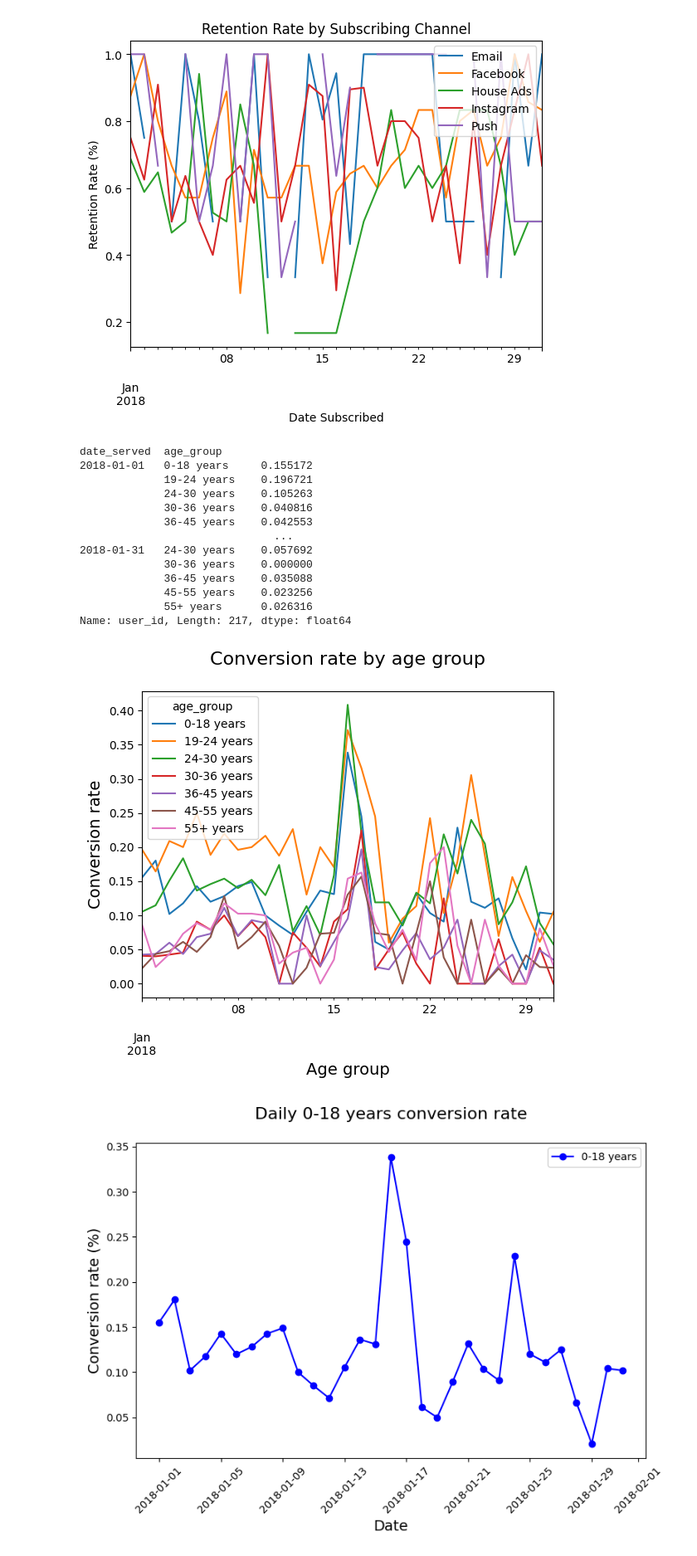
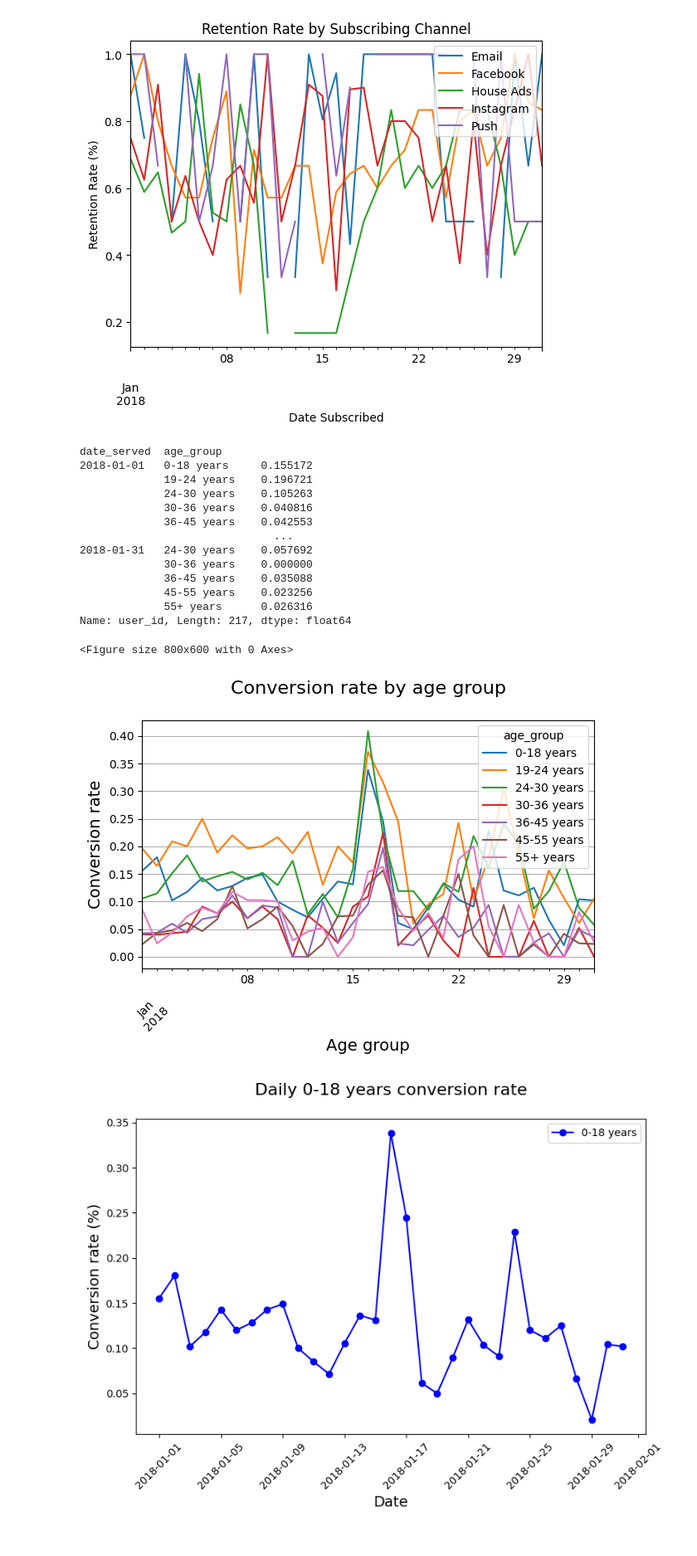
Before and after one commit to Careen840/Marketing-Campaign-Analysis, a Jupyter notebook: Code.ipynb, the cells around one changed output. Shown at 83% size. Drawn from its saved outputs; the diff is of its cells as text; code cells hidden in the pictures.

```diff
--- a/Code.ipynb
+++ b/Code.ipynb
@@ -449,32 +448,39 @@ def conversion_rate(dataframe, column_names):
 # %%
 # Calculate conversion rate by age_group and date served
 age_group_conv = conversion_rate(marketing, ['date_served', 'age_group'])
 print(age_group_conv)
 
 # Unstack and create a DataFrame
 age_group_df = pd.DataFrame(age_group_conv.unstack(level=1))
 
 # Visualize conversion by age_group
+plt.figure(figsize=(8, 6))  # Set figure size for better visualization
+
+# Visualize conversion by age_group
 age_group_df.plot()
 plt.title('Conversion rate by age group\n', size = 16)
 plt.ylabel('Conversion rate', size = 14)
 plt.xlabel('Age group', size = 14)
+plt.grid(True)
+plt.xticks(rotation=45)  # Rotate x-axis labels for readability
+plt.tight_layout()
 plt.show()
 # %% [output]
 date_served  age_group
 2018-01-01   0-18 years     0.155172
              19-24 years    0.196721
              24-30 years    0.105263
              30-36 years    0.040816
              36-45 years    0.042553
                               ...
 2018-01-31   24-30 years    0.057692
              30-36 years    0.000000
              36-45 years    0.035088
              45-55 years    0.023256
              55+ years      0.026316
 Name: user_id, Length: 217, dtype: float64
+<Figure size 800x600 with 0 Axes>
-[figure, old version]
+[figure, new version]
 # %%
 
 def plotting_conv(dataframe):
```
Also changed, not shown: parts of 3 cells of this notebook.
